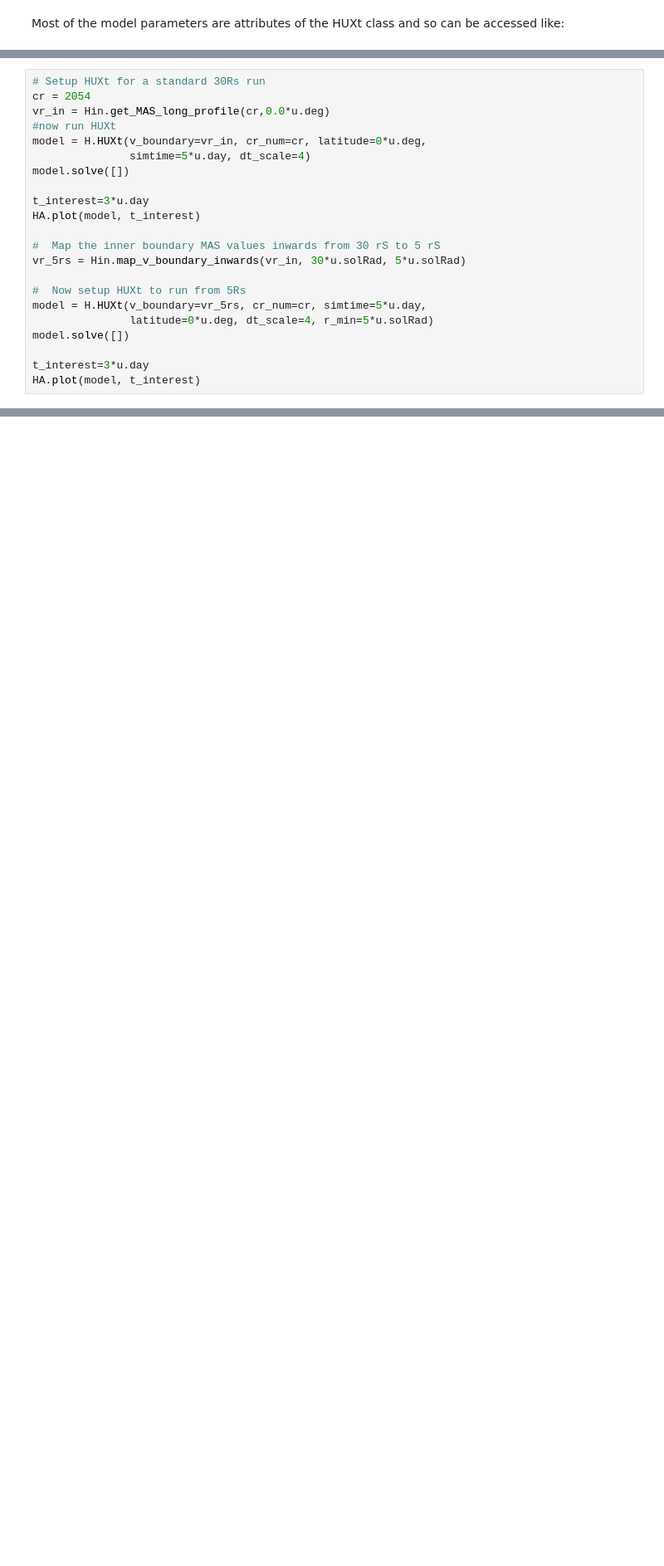
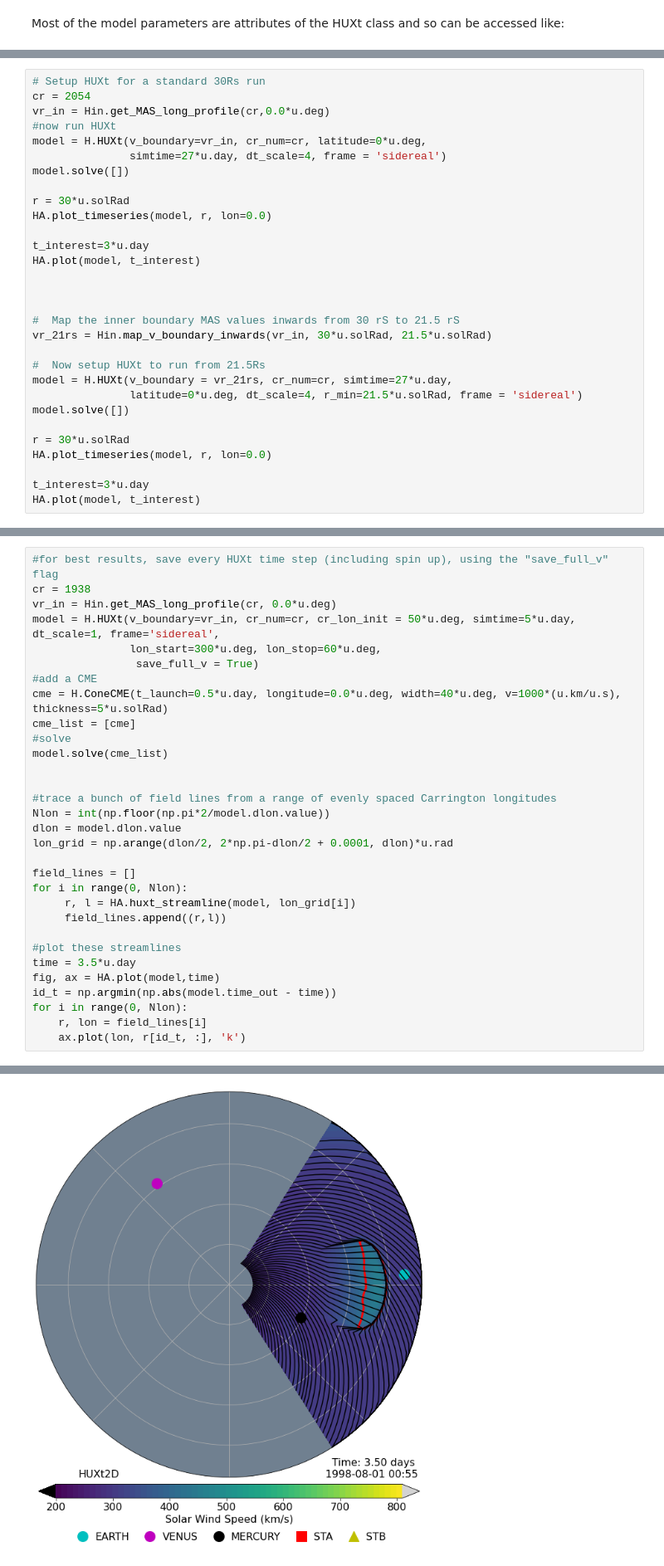
Before and after one commit to University-of-Reading-Space-Science/HUXt, a Jupyter notebook: code/HUXt_example.ipynb, the cells around one changed output, grey strips where cells are left out. Shown at 83% size. Cells and saved outputs as stored; diff of their text form; blank space fills up the shorter version.

```diff
--- a/code/HUXt_example.ipynb
+++ b/code/HUXt_example.ipynb
@@ -275,19 +277,27 @@ cr = 2054
 vr_in = Hin.get_MAS_long_profile(cr,0.0*u.deg)
 #now run HUXt
 model = H.HUXt(v_boundary=vr_in, cr_num=cr, latitude=0*u.deg,
-               simtime=5*u.day, dt_scale=4)
+               simtime=27*u.day, dt_scale=4, frame = 'sidereal')
 model.solve([])
+
+r = 30*u.solRad
+HA.plot_timeseries(model, r, lon=0.0)
 
 t_interest=3*u.day
 HA.plot(model, t_interest)
 
-#  Map the inner boundary MAS values inwards from 30 rS to 5 rS
-vr_5rs = Hin.map_v_boundary_inwards(vr_in, 30*u.solRad, 5*u.solRad)
 
-#  Now setup HUXt to run from 5Rs
-model = H.HUXt(v_boundary=vr_5rs, cr_num=cr, simtime=5*u.day,
-               latitude=0*u.deg, dt_scale=4, r_min=5*u.solRad)
+
+#  Map the inner boundary MAS values inwards from 30 rS to 21.5 rS
+vr_21rs = Hin.map_v_boundary_inwards(vr_in, 30*u.solRad, 21.5*u.solRad)
+
+#  Now setup HUXt to run from 21.5Rs
+model = H.HUXt(v_boundary = vr_21rs, cr_num=cr, simtime=27*u.day,
+               latitude=0*u.deg, dt_scale=4, r_min=21.5*u.solRad, frame = 'sidereal')
 model.solve([])
+
+r = 30*u.solRad
+HA.plot_timeseries(model, r, lon=0.0)
 
 t_interest=3*u.day
 HA.plot(model, t_interest)
@@ -293,0 +306,32 @@ HA.plot(model, t_interest)
+# %%
+#for best results, save every HUXt time step (including spin up), using the "save_full_v" flag
+cr = 1938
+vr_in = Hin.get_MAS_long_profile(cr, 0.0*u.deg)
+model = H.HUXt(v_boundary=vr_in, cr_num=cr, cr_lon_init = 50*u.deg, simtime=5*u.day, dt_scale=1, frame='sidereal',
+               lon_start=300*u.deg, lon_stop=60*u.deg,
+                save_full_v = True)
+#add a CME
+cme = H.ConeCME(t_launch=0.5*u.day, longitude=0.0*u.deg, width=40*u.deg, v=1000*(u.km/u.s), thickness=5*u.solRad)
+cme_list = [cme]
+#solve
+model.solve(cme_list)
+
+
+#trace a bunch of field lines from a range of evenly spaced Carrington longitudes
+Nlon = int(np.floor(np.pi*2/model.dlon.value))
+dlon = model.dlon.value
+lon_grid = np.arange(dlon/2, 2*np.pi-dlon/2 + 0.0001, dlon)*u.rad
+
+field_lines = []
+for i in range(0, Nlon):
+     r, l = HA.huxt_streamline(model, lon_grid[i])
+     field_lines.append((r,l))
+
+#plot these streamlines
+time = 3.5*u.day
+fig, ax = HA.plot(model,time)
+id_t = np.argmin(np.abs(model.time_out - time))
+for i in range(0, Nlon):
+    r, lon = field_lines[i]
+    ax.plot(lon, r[id_t, :], 'k')
+# %% [output]
@@ -293,0 +340 @@ HA.plot(model, t_interest)
+[figure, added]
```
Also changed, not shown: parts of 11 cells of this notebook, 2 other files.
